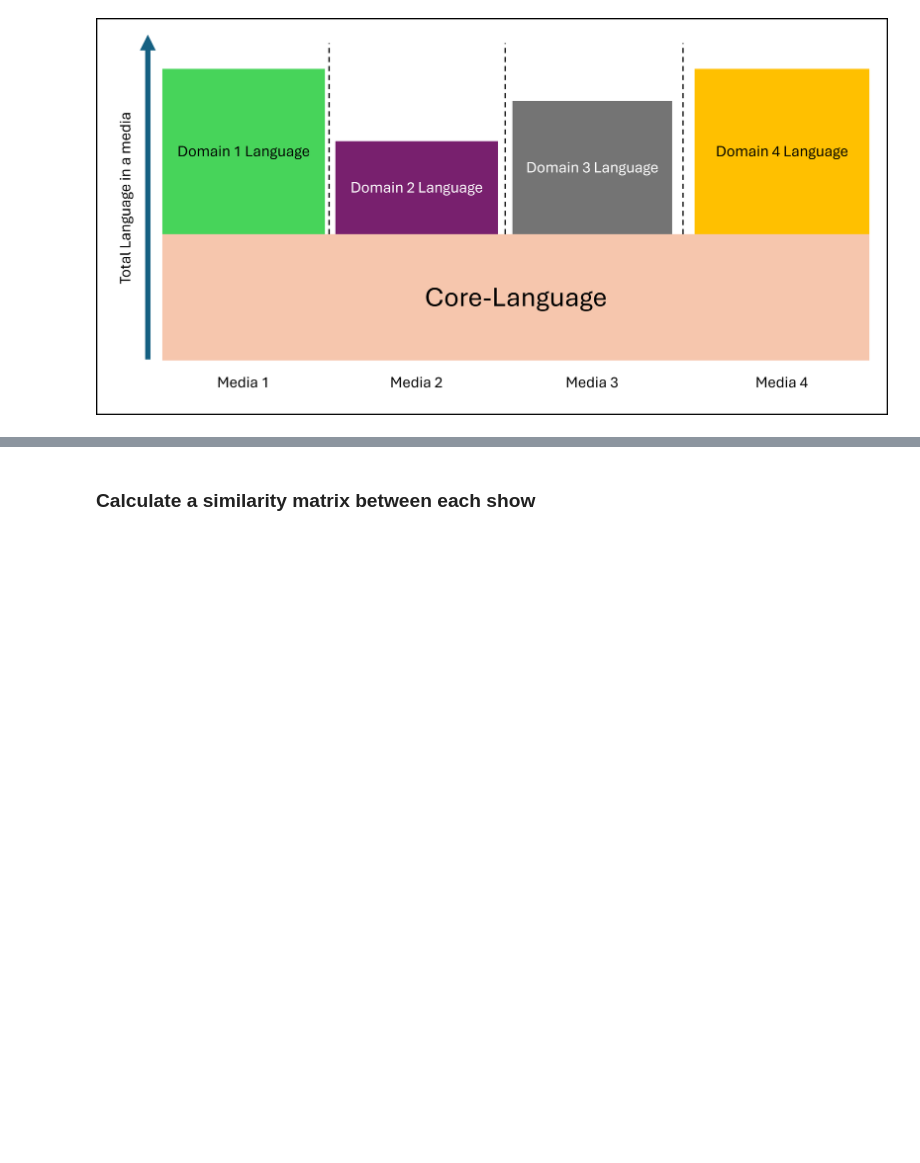
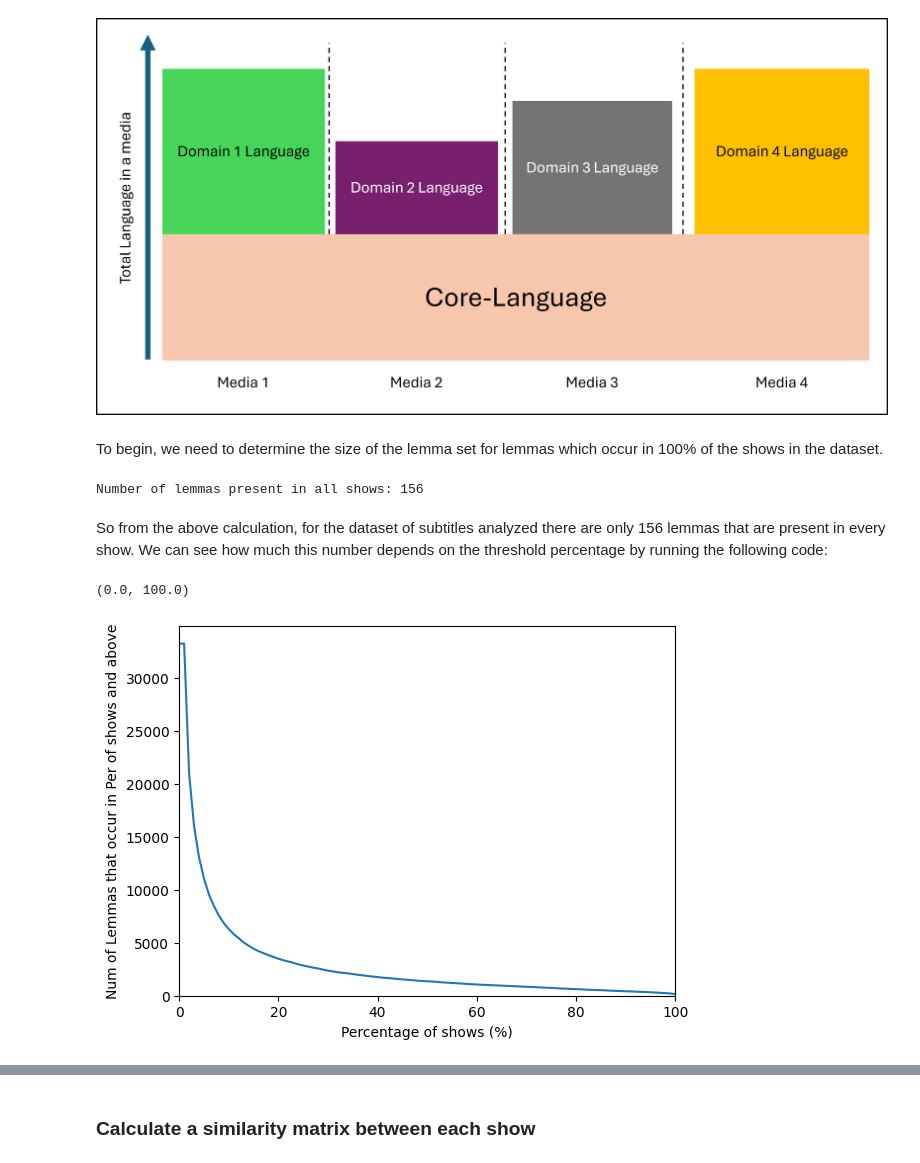
Before and after one commit to hhlohwv/Japanese-Similarity-Analysis, a Jupyter notebook: Japanese_similarity_analysis.ipynb, the cells around one changed output, grey strips where cells are left out. Saved outputs shown, nothing was run; the diff lists cells and outputs as text; code cells hidden in the pictures; blank space fills up the shorter version.

```diff
--- a/Japanese_similarity_analysis.ipynb
+++ b/Japanese_similarity_analysis.ipynb
@@ -241,3 +241,33 @@ Now that the lemma database has been generated, the first question to ask is how
 If we take the idea of "Domain-language", or a subset of vocabulary unique to a particularly "domain", as true, then we can generally define "Core-language" as language that is present in everything, while "Domain-language" is only present in a subset of everything. This can be visualized in the image below: Core language forms the base of all the media, with the domain language for each media in addition to the core-language but separate from each media.
 # %% [markdown]
 ![Idea of core and domain language.png](<attachment:Idea of core and domain language.png>)
+# %% [markdown]
+To begin, we need to determine the size of the lemma set for lemmas which occur in 100% of the shows in the dataset.
+# %%
+from lemma_database_analysis import percentage_vocab_list
+
+lemmas_all_shows = percentage_vocab_list(lemma_database, 100)
+
+print(f"Number of lemmas present in all shows: {len(lemmas_all_shows)}")
+# %% [output]
+Number of lemmas present in all shows: 156
+# %% [markdown]
+So from the above calculation, for the dataset of subtitles analyzed there are only 156 lemmas that are present in every show.
+We can see how much this number depends on the threshold percentage by running the following code:
+# %%
+import matplotlib.pyplot as plt
+import numpy as np
+
+num_of_lemmas = []
+for i in range(101):
+    num_of_lemmas.append(len(percentage_vocab_list(lemma_database, i)))
+
+plt.plot(range(101), num_of_lemmas)
+# plt.hlines(max(num_of_lemmas)/(np.e**2), 0, 100, linestyles='--')
+plt.xlabel("Percentage of shows (%)")
+plt.ylabel("Num of Lemmas that occur in Per of shows and above")
+plt.ylim(0, None)
+plt.xlim(0, 100)
+# %% [output]
+(0.0, 100.0)
+[figure, added]
```
Also changed, not shown: parts of 18 cells of this notebook.
